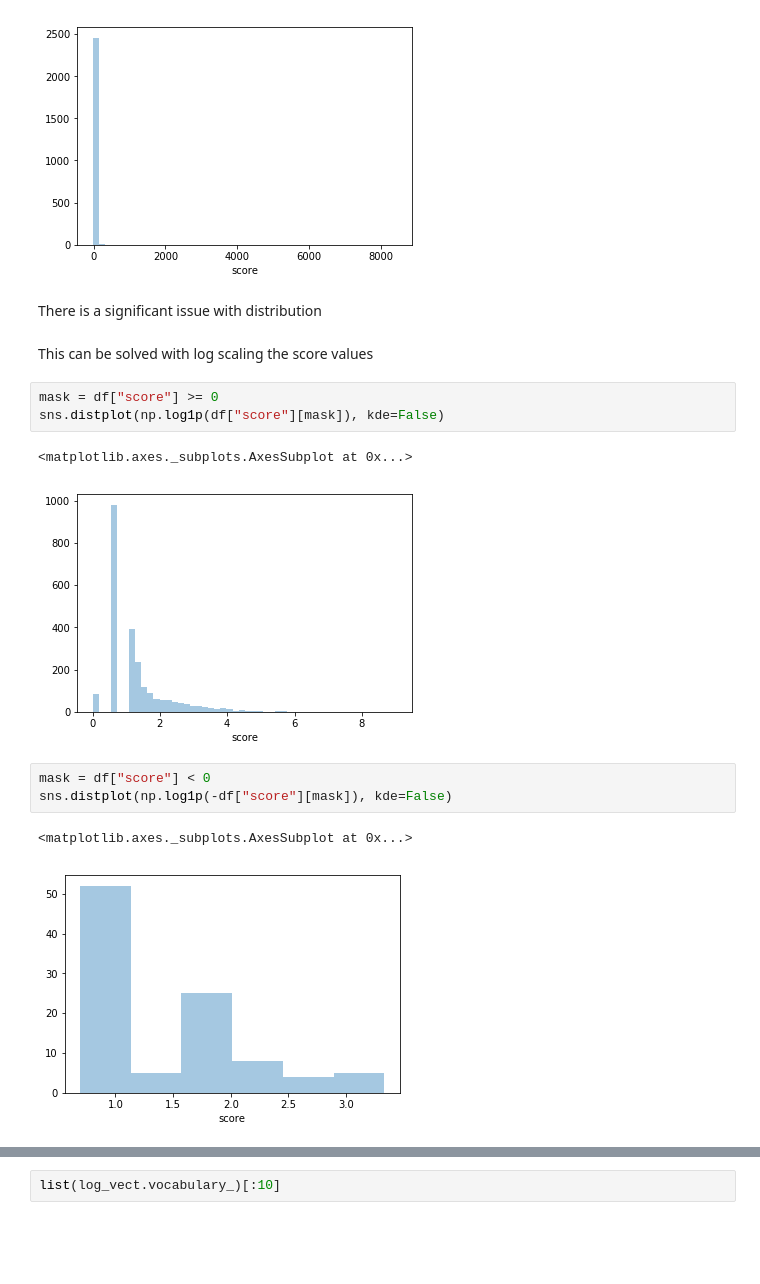
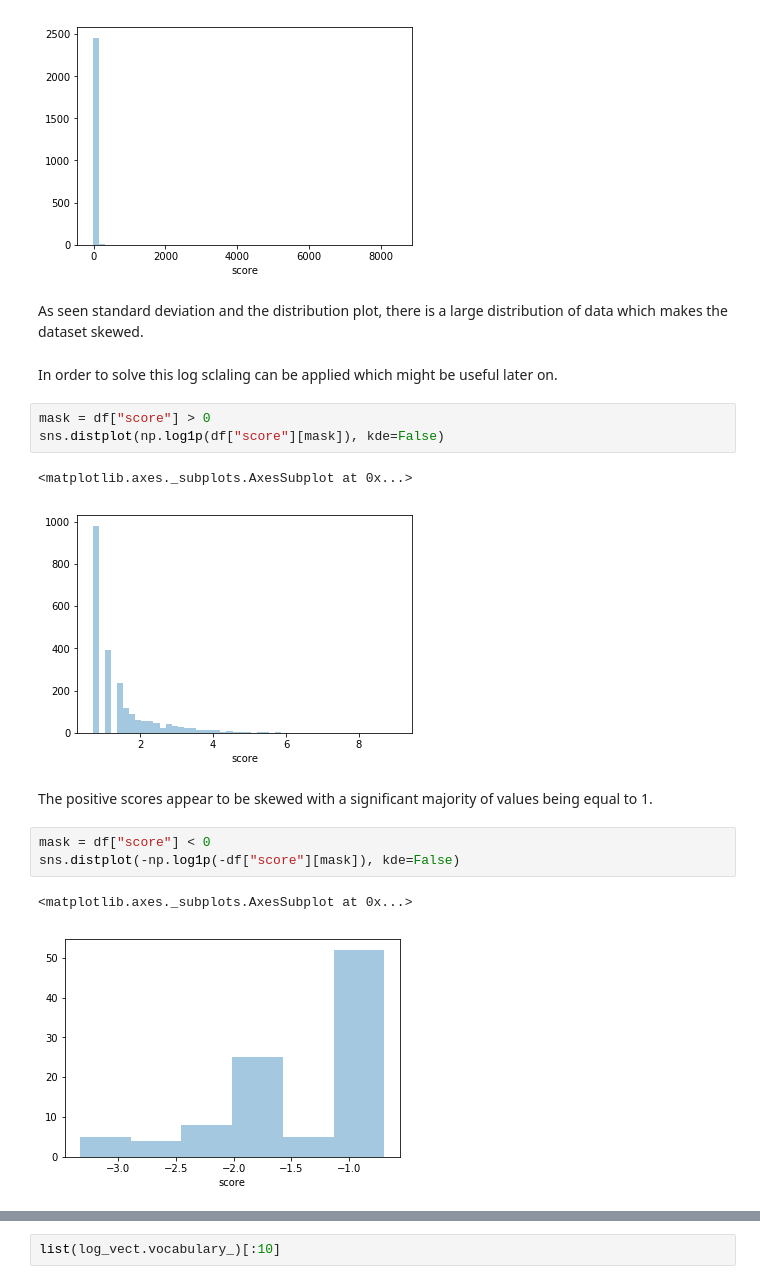
Before and after one commit to AlexHartford/redditscore, a Jupyter notebook: python/redditscore.ipynb, the cells around one changed output, grey strips where cells are left out. Cells and saved outputs as stored; diff of their text form; blank space fills up the shorter version.

```diff
--- a/python/redditscore.ipynb
+++ b/python/redditscore.ipynb
@@ -111,19 +148,21 @@ sns.distplot(df["score"], kde=False)
 # %% [output]
 <matplotlib.axes._subplots.AxesSubplot at 0x...>
 [figure]
-# %% [markdown]
-There is a significant issue with distribution
-# %% [markdown]
-This can be solved with log scaling the score values
+# %% [markdown]
+As seen standard deviation and the distribution plot, there is a large distribution of data which makes the dataset skewed.
+# %% [markdown]
+In order to solve this log sclaling can be applied which might be useful later on.
 # %%
-mask = df["score"] >= 0
+mask = df["score"] > 0
 sns.distplot(np.log1p(df["score"][mask]), kde=False)
 # %% [output]
 <matplotlib.axes._subplots.AxesSubplot at 0x...>
-[figure, old version]
+[figure, new version]
+# %% [markdown]
+The positive scores appear to be skewed with a significant majority of values being equal to 1.
 # %%
 mask = df["score"] < 0
-sns.distplot(np.log1p(-df["score"][mask]), kde=False)
+sns.distplot(-np.log1p(-df["score"][mask]), kde=False)
 # %% [output]
 <matplotlib.axes._subplots.AxesSubplot at 0x...>
-[figure, old version]
+[figure, new version]
```
Also changed, not shown: parts of 35 cells of this notebook.
